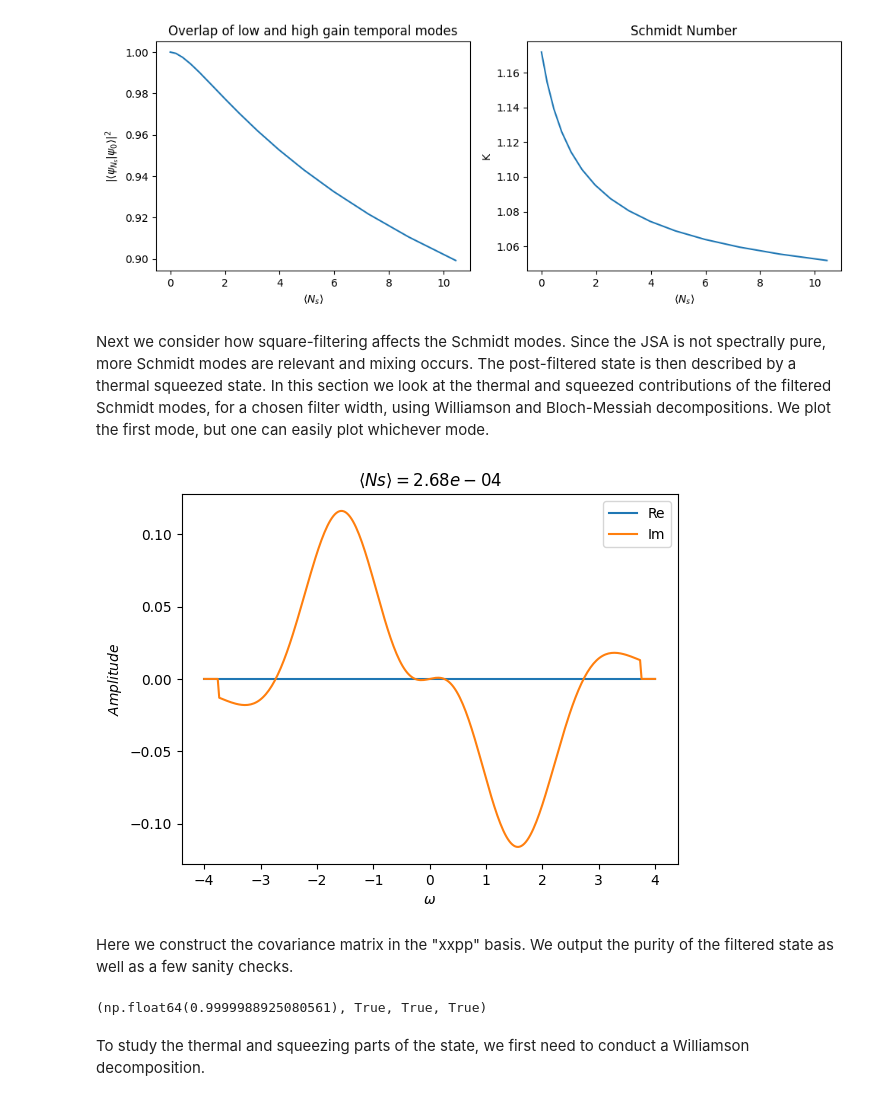
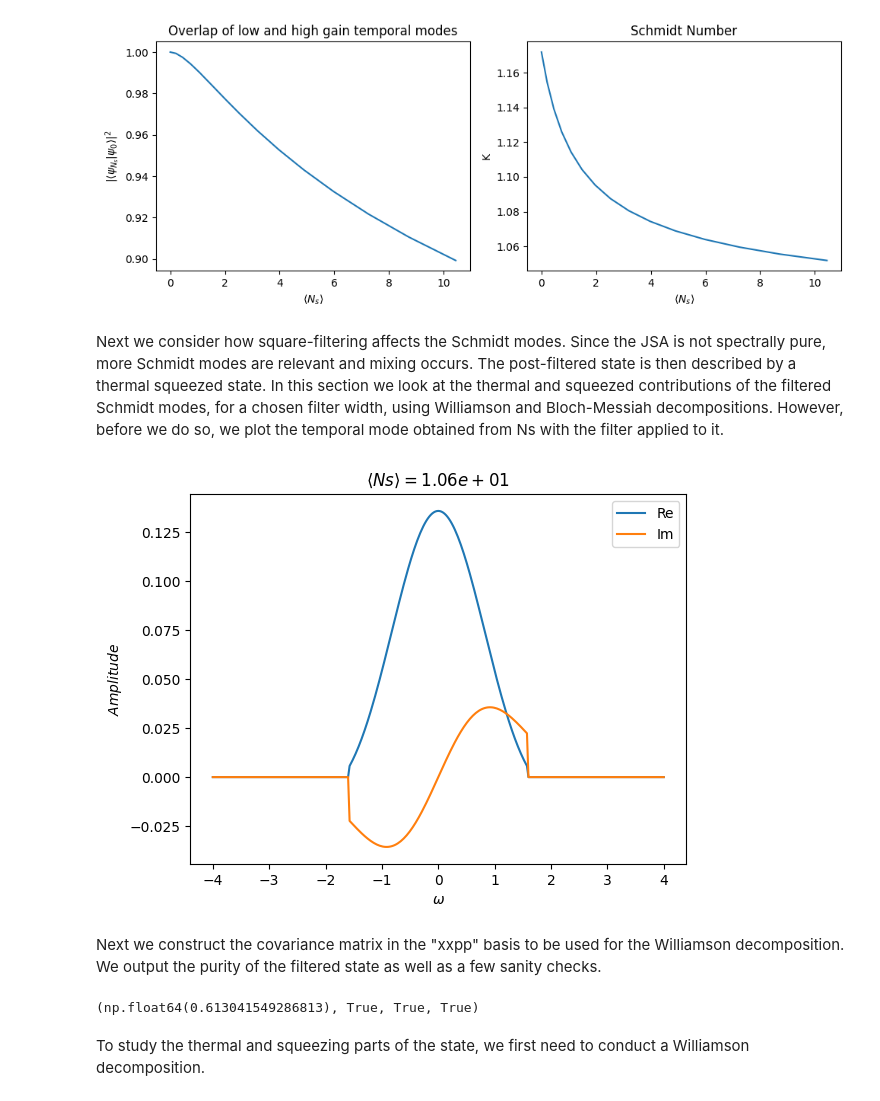
Before and after one commit to polyquantique/NeedALight, a Jupyter notebook: NeedALight/examples/example_unpoled.ipynb, the cells around one changed output. Cells and saved outputs as stored; diff of their text form; code cells hidden in the pictures.

```diff
--- a/NeedALight/examples/example_unpoled.ipynb
+++ b/NeedALight/examples/example_unpoled.ipynb
@@ -14,7 +14,7 @@ This section introduces and initializes all relevant quantities. Since we are co
 #Parameters for calculations
 
 N = 301  # Number of frequency values
-Np = 0.000001717 # Number of pump photons: Vary this to modify gain values
+Np = 0.01717 # Number of pump photons: Vary this to modify gain values
 vp = 0.1  # pump velocity
 l = 1.0  # amplification region length
 sig = 1  # pump wave packet spread
@@ -64,14 +64,13 @@ print(K)
 We obtain the Schmidt/Temporal modes from the Ns matrix and plot the first mode. Note that we multiply by a phase factor such that the imaginary part is 0 at the origin.
 # %%
 #Looking at the temporal modes via Nums matrix
-mark=2 #this just takes the first eigenmode of interest. Choose a different value to look at different ones.
+mark=1 #this just takes the first eigenmode of interest. Choose a different value to look at different ones.
 val, u = np.linalg.eigh(Nums)
 
 fig, ax1 = plt.subplots()
 
 ax1.plot(w, np.real(np.exp(-1j*np.angle(u[(N-1)//2,-mark]))*u[:,-mark]), label='Re') #Here we multiply by a phase factor such that the imaginary part is 0 at the origin.
 ax1.plot(w, np.imag(np.exp(-1j*np.angle(u[(N-1)//2,-mark]))*u[:,-mark]), label='Im')
-ax1.plot(w, np.abs(u[:,-mark]), label='Abs')
 ax1.set_xlabel(r"$\omega$")
 ax1.set_ylabel(r"$Amplitude$")
 ax1.set_title(r"$\langle Ns \rangle= %1.2e$" %Ns)
@@ -123,34 +123,34 @@ plt.show()
 # %% [output]
 [figure]
 # %% [markdown]
-Next we consider how square-filtering affects the Schmidt modes. Since the JSA is not spectrally pure, more Schmidt modes are relevant and mixing occurs. The post-filtered state is then described by a thermal squeezed state. In this section we look at the thermal and squeezed contributions of the filtered Schmidt modes, for a chosen filter width, using Williamson and Bloch-Messiah decompositions. We plot the first mode, but one can easily plot whichever mode.
+Next we consider how square-filtering affects the Schmidt modes. Since the JSA is not spectrally pure, more Schmidt modes are relevant and mixing occurs. The post-filtered state is then described by a thermal squeezed state. In this section we look at the thermal and squeezed contributions of the filtered Schmidt modes, for a chosen filter width, using Williamson and Bloch-Messiah decompositions. However, before we do so, we plot the temporal mode obtained from Ns with the filter applied to it.
 # %%
 #Filtering Function
 filt=np.zeros_like(w)
-ind = 10 #Modifies Half-width of filter function. Filter turns off at w_j=ind and turns back on at w_j=N-ind
+ind = 91 #Modifies Half-width of filter function. Filter turns off at w_j=ind and turns back on at w_j=N-ind
 filt[ind:-ind]=1
 filt = np.diag(filt)
 
 #filt = np.eye(len(x))   #For no filtering
 
 Mf = filt @ M @ filt
 Numsf = filt @ Nums @ filt
 Numif = filt @ Numi @ filt
 
 
 val3, u3 = np.linalg.eigh(Numsf)
 fig, ax1 = plt.subplots()
 ax1.plot(w, np.real(np.exp(-1j*np.angle(u3[(N-1)//2,-mark]))*u3[:,-mark]), label='Re')
 ax1.plot(w, np.imag(np.exp(-1j*np.angle(u3[(N-1)//2,-mark]))*u3[:,-mark]), label='Im')
 ax1.set_xlabel(r"$\omega$")
 ax1.set_ylabel(r"$Amplitude$")
 ax1.set_title(r"$\langle Ns \rangle= %1.2e$" %Ns)
 ax1.legend()
 plt.show()
 # %% [output]
-[figure, old version]
+[figure, new version]
 # %% [markdown]
-Here we construct the covariance matrix in the "xxpp" basis. We output the purity of the filtered state as well as a few sanity checks.
+Next we construct the covariance matrix in the "xxpp" basis to be used for the Williamson decomposition. We output the purity of the filtered state as well as a few sanity checks.
 # %%
 #Covariance matrix
 Vf = cov_mat(Numsf,Numif,Mf)
@@ -160,7 +160,7 @@ p = 1 / np.sqrt(np.real(np.linalg.det(Vf)))
 #These are sanity checks. Vf should be real and symmetric. Vf should also be a valid covariance matrix as per TheWalrus
 p, np.allclose(np.imag(Vf), np.zeros_like(Vf)), np.allclose(Vf,Vf.T),is_valid_cov(Vf)
 # %% [output]
-(np.float64(0.9999988925080561), True, True, True)
+(np.float64(0.613041549286813), True, True, True)
 # %% [markdown]
 To study the thermal and squeezing parts of the state, we first need to conduct a Williamson decomposition.
 # %%
```
Also changed, not shown: parts of 7 cells of this notebook.
